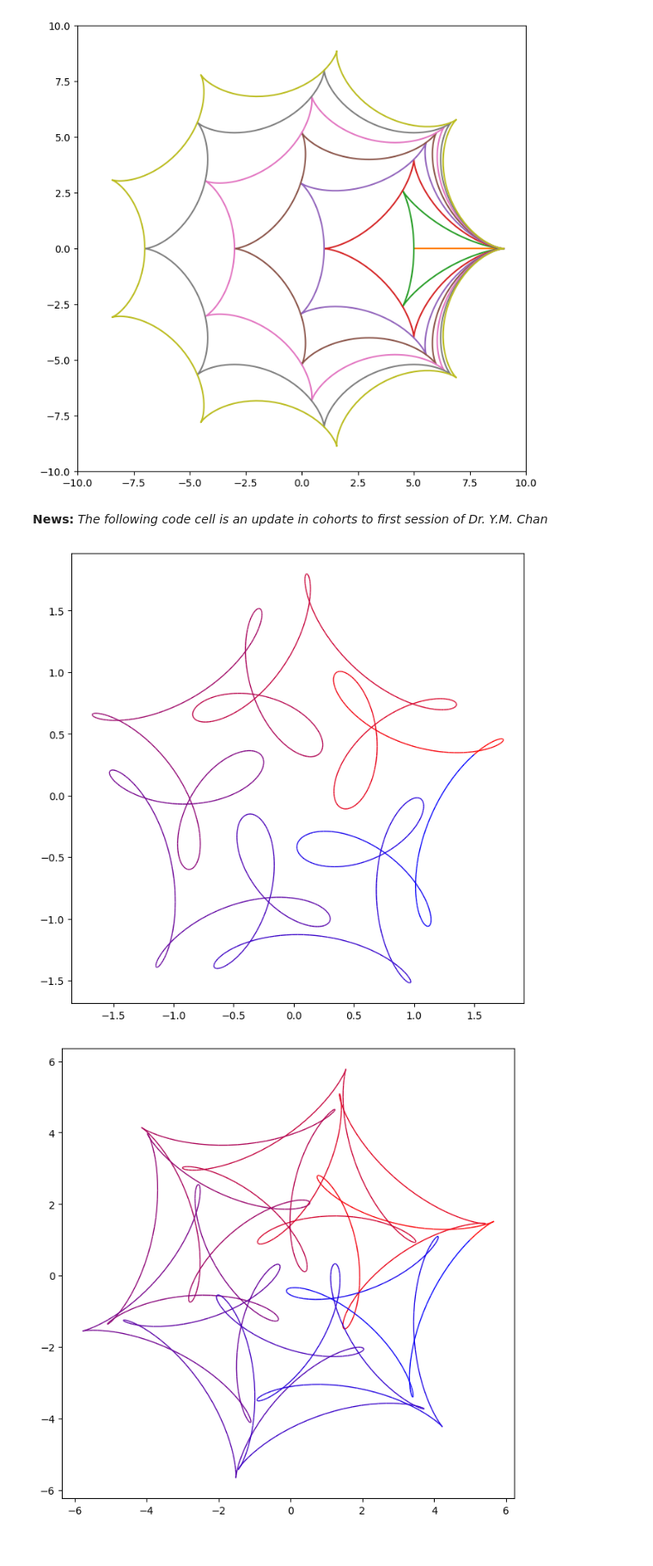
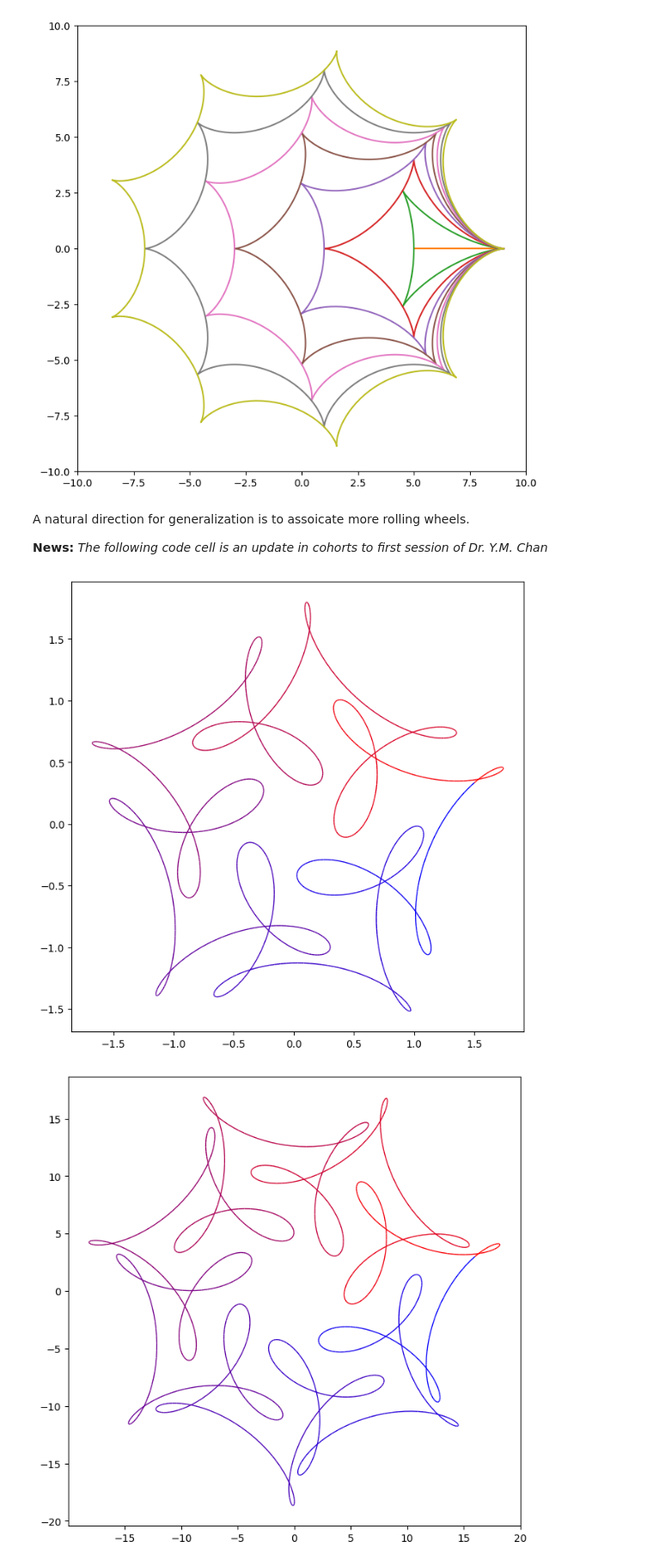
Before and after one commit to EssenceBL/MakingFriends, a Jupyter notebook: From_Spirographs_to_a_Programmable_Environment.ipynb, the cells around one changed output. Shown at 86% size. Drawn from its saved outputs; the diff is of its cells as text; code cells hidden in the pictures.

```diff
--- a/From_Spirographs_to_a_Programmable_Environment.ipynb
+++ b/From_Spirographs_to_a_Programmable_Environment.ipynb
@@ -170,6 +170,8 @@ loop2(9, step=360)
 # %% [output]
 [figure]
 # %% [markdown]
+A natural direction for generalization is to assoicate more rolling wheels.
+
 **News:**
 *The following code cell is an update in cohorts to first session of Dr. Y.M. Chan*
 # %%
@@ -178,32 +180,33 @@ import matplotlib.pyplot as plt
 from matplotlib.collections import LineCollection
 from matplotlib.colors import LinearSegmentedColormap
 
 def rollingCirclesColorized(r1, r2, r3, m2, m3, n, boundary, step=1080):
   s = np.array(range(n*step+1))
   plt.rcParams["figure.figsize"] = (8,8)
   plt.xlim(-boundary,boundary)
   plt.ylim(-boundary,boundary)
   thetas = 2*np.pi*s/step
   xs = r1*np.cos(thetas)+r2*np.cos(thetas*m2)+r3*np.sin(thetas*m3)
   ys = r1*np.sin(thetas)+r2*np.sin(thetas*m2)+r3*np.cos(thetas*m3)
 
   #amend this line for other other coloring effect
   cmap = LinearSegmentedColormap.from_list("", [(1, 0, 0), (0, 0, 1)])
 
   points = np.array([xs, ys]).T.reshape(-1,1,2)
   segments = np.concatenate([points[:-1],points[1:]], axis=1)
 
   lc = LineCollection(segments, cmap=cmap, linewidth=1)
   lc.set_array(thetas)
   plt.gca().add_collection(lc)
   plt.gca().autoscale()
   plt.show()
 
 #Dr. Chan's favorite, you may amend to look for your own too
 rollingCirclesColorized(r1=1,r2=1/2,r3=1/3,m2=6,m3=14, n = 1, boundary = 3)
 
-#such as this trial
+#such as these trials
+rollingCirclesColorized(r1=11,r2=5,r3=3,m2=8,m3=20, n = 1, boundary = 3)
 rollingCirclesColorized(r1=3,r2=2,r3=1,m2=10,m3=23, n = 1, boundary = 3)
 # %% [output]
 [figure]
-[figure, old version]
+[figure, new version]
```
Also changed, not shown: parts of 1 cell of this notebook.
